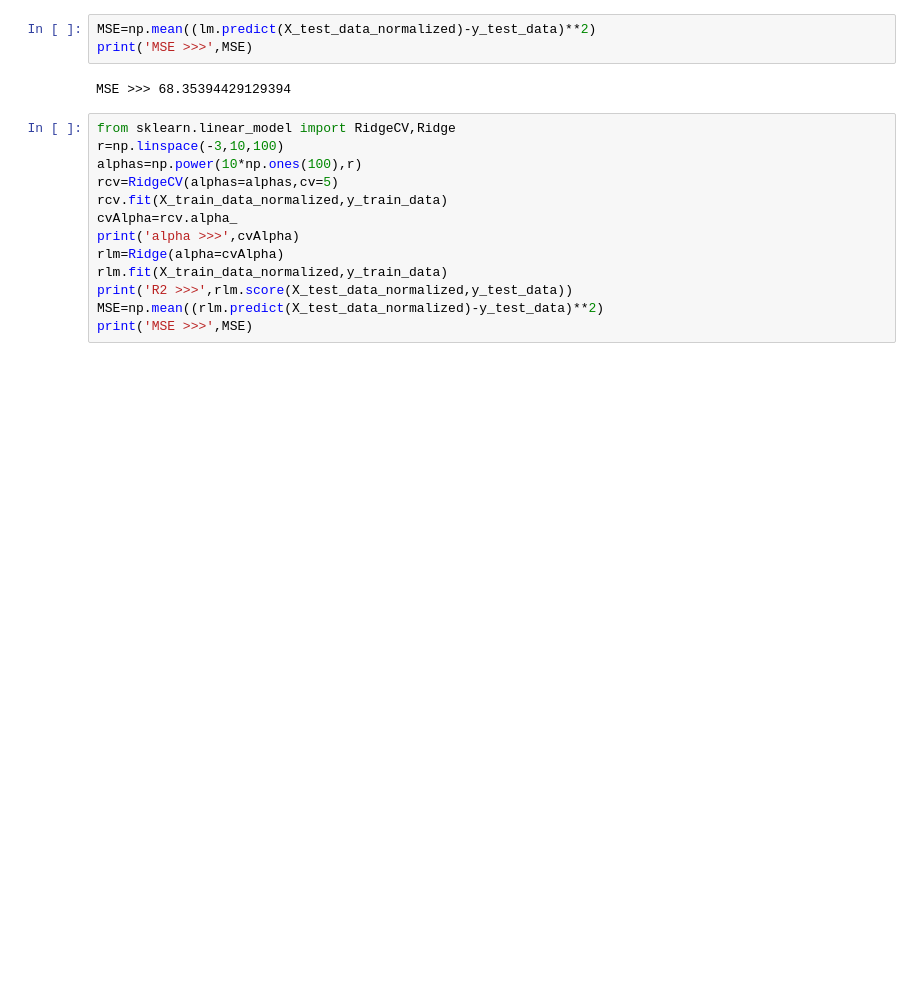
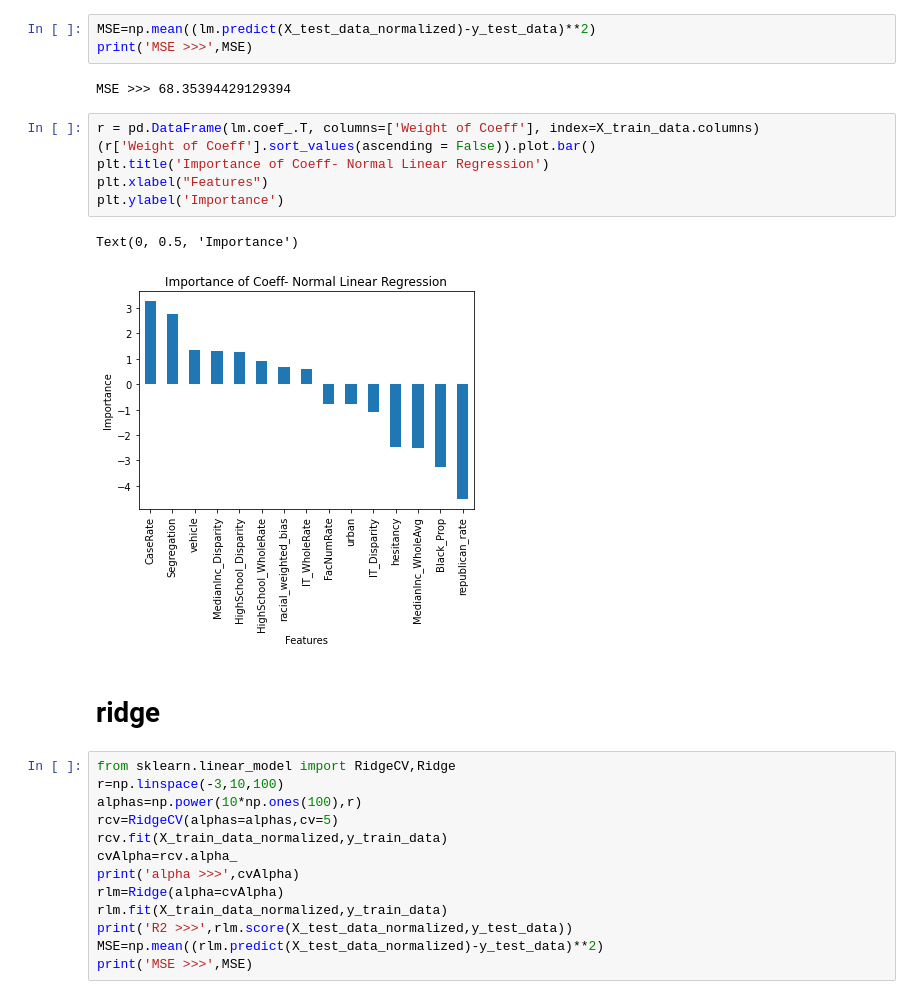
Before and after one commit to sunil-dhaka/ime692-project, a Jupyter notebook: code.ipynb, the cells around one changed output. Drawn from its saved outputs; the diff is of its cells as text; blank space fills up the shorter version.

Commit message:
add KNN, SVM regression models and feature importance plots

```diff
--- a/code.ipynb
+++ b/code.ipynb
@@ -49,6 +55,17 @@ MSE=np.mean((lm.predict(X_test_data_normalized)-y_test_data)**2)
 print('MSE >>>',MSE)
 # %% [output]
 MSE >>> 68.35394429129394
+# %%
+r = pd.DataFrame(lm.coef_.T, columns=['Weight of Coeff'], index=X_train_data.columns)
+(r['Weight of Coeff'].sort_values(ascending = False)).plot.bar()
+plt.title('Importance of Coeff- Normal Linear Regression')
+plt.xlabel("Features")
+plt.ylabel('Importance')
+# %% [output]
+Text(0, 0.5, 'Importance')
+[figure, added]
+# %% [markdown]
+# ridge
 # %%
 from sklearn.linear_model import RidgeCV,Ridge
 r=np.linspace(-3,10,100)
```
Also changed, not shown: parts of 35 cells of this notebook.
